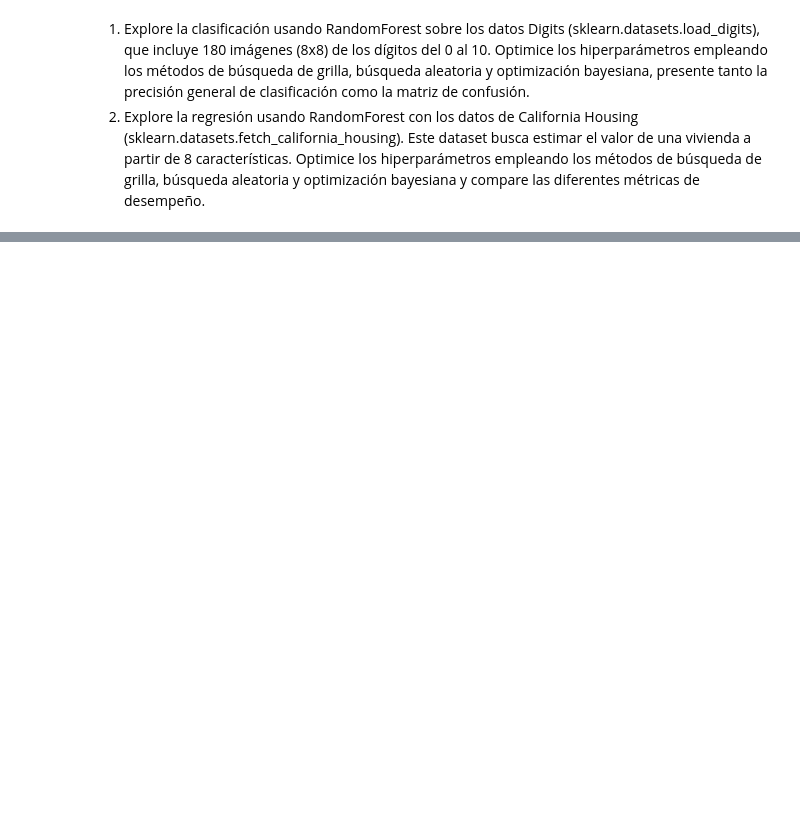
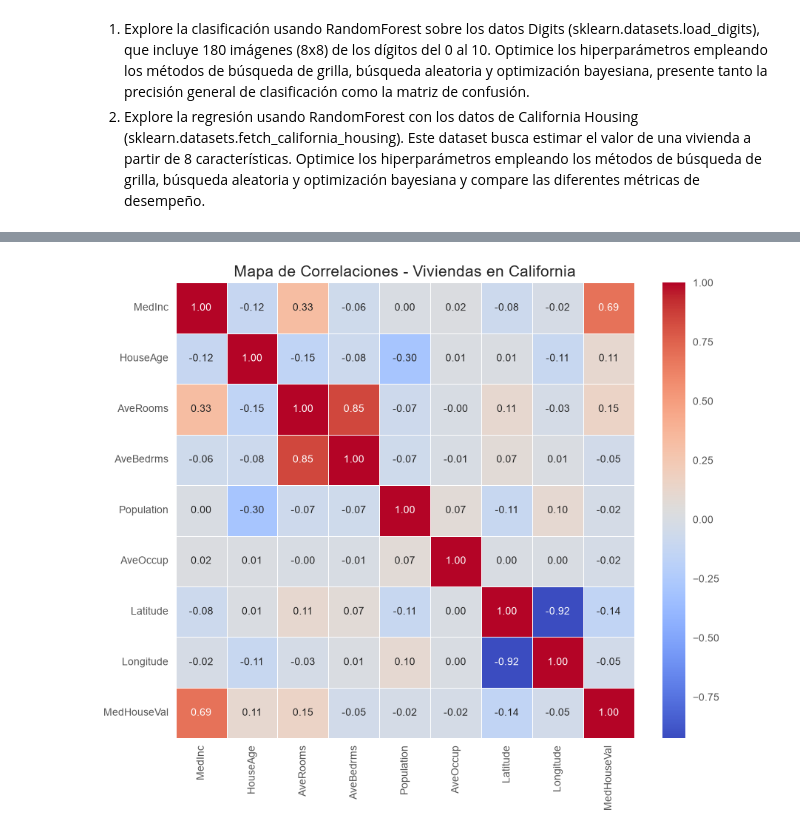
Before and after one commit to KevinHidalgoDS/optimizacion-ia, a Jupyter notebook: notebooks/01_Prct_parte3_2026_2S.ipynb, the cells around one changed output, grey strips where cells are left out. Drawn from its saved outputs; the diff is of its cells as text; code cells hidden in the pictures; blank space fills up the shorter version.

```diff
--- a/notebooks/01_Prct_parte3_2026_2S.ipynb
+++ b/notebooks/01_Prct_parte3_2026_2S.ipynb
@@ -51,0 +487,27 @@ logger.info("hello world")
+# %%
+california = datasets.fetch_california_housing()
+"""
+MedInc: Ingreso medio en el bloque de viviendas.
+
+HouseAge: Edad media de las casas del bloque.
+
+AveRooms / AveBedrms: Promedio de habitaciones y dormitorios por hogar.
+
+Population: Población del bloque.
+
+AveOccup: Ocupación promedio por hogar.
+
+Latitude / Longitude: Ubicación geográfica del bloque.
+
+MedHouseVal (Target): El valor que queremos predecir (expresado en cientos de miles de dólares, por ejemplo, 4.526 significa $452,600).
+"""
+
+logger.debug("contenido de california: \n%s", california.keys())
+
+# Organizando dataframe
+df_california = pd.DataFrame(data=california.data, columns=california.feature_names)
+
+# Se agrega la columna correspondiente a la variable objetivo.
+df_california['MedHouseVal'] = california.target
+
+estilo_dashboard(df_california.head().T)
@@ -51,0 +549,16 @@ logger.info("hello world")
+# %%
+plt.figure(figsize=(10, 8))
+
+# Generamos el mapa de calor usando la matriz de correlación completa (df_california.corr())
+sns.heatmap(
+    df_california.corr(),
+    annot=True,          # Muestra los números dentro de los cuadros
+    cmap='coolwarm',     # Colores: rojo para positivo, azul para negativo
+    fmt='.2f',           # Muestra solo 2 decimales
+    linewidths=0.5
+)
+
+plt.title('Mapa de Correlaciones - Viviendas en California', size=15)
+plt.show()
+# %% [output]
+[figure, added]
```
Also changed, not shown: parts of 45 cells of this notebook, 7 other files.
